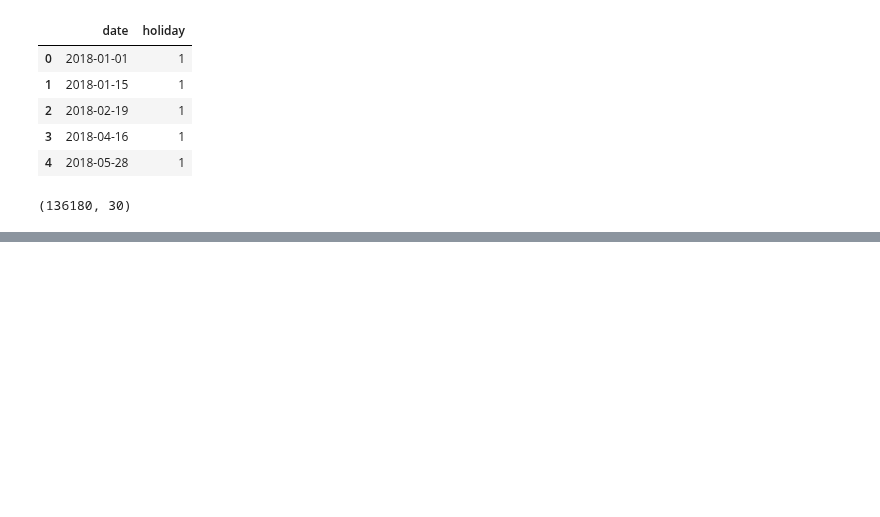
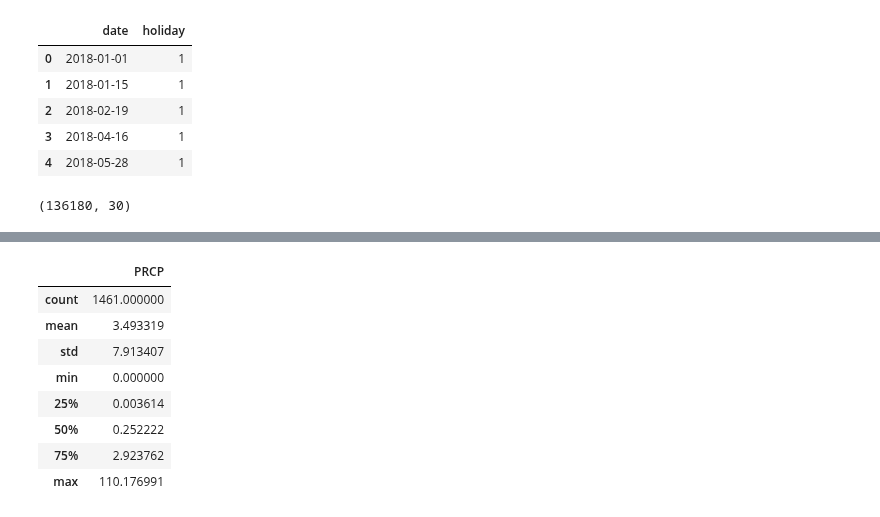
Before and after one commit to julianikulski/bike-sharing, a Jupyter notebook: dataset-creation.ipynb, the cells around one changed output, grey strips where cells are left out. Saved outputs shown, nothing was run; the diff lists cells and outputs as text; code cells hidden in the pictures; blank space fills up the shorter version.

```diff
--- a/dataset-creation.ipynb
+++ b/dataset-creation.ipynb
@@ -99,0 +132,17 @@ df_final_weather[df_final_weather['DATE'] == '2017-01-01']
+# %%
+# average precipitation per day
+data_prcp = df_weather.groupby('DATE')['PRCP'].mean()
+
+df_prcp = data_prcp.to_frame()
+df_prcp.reset_index(inplace=True)
+df_prcp.describe()
+# %% [output]
+|  | PRCP |
+| count | 1461.000000 |
+| mean | 3.493319 |
+| std | 7.913407 |
+| min | 0.000000 |
+| 25% | 0.003614 |
+| 50% | 0.252222 |
+| 75% | 2.923762 |
+| max | 110.176991 |
```
Also changed, not shown: parts of 11 cells of this notebook.
